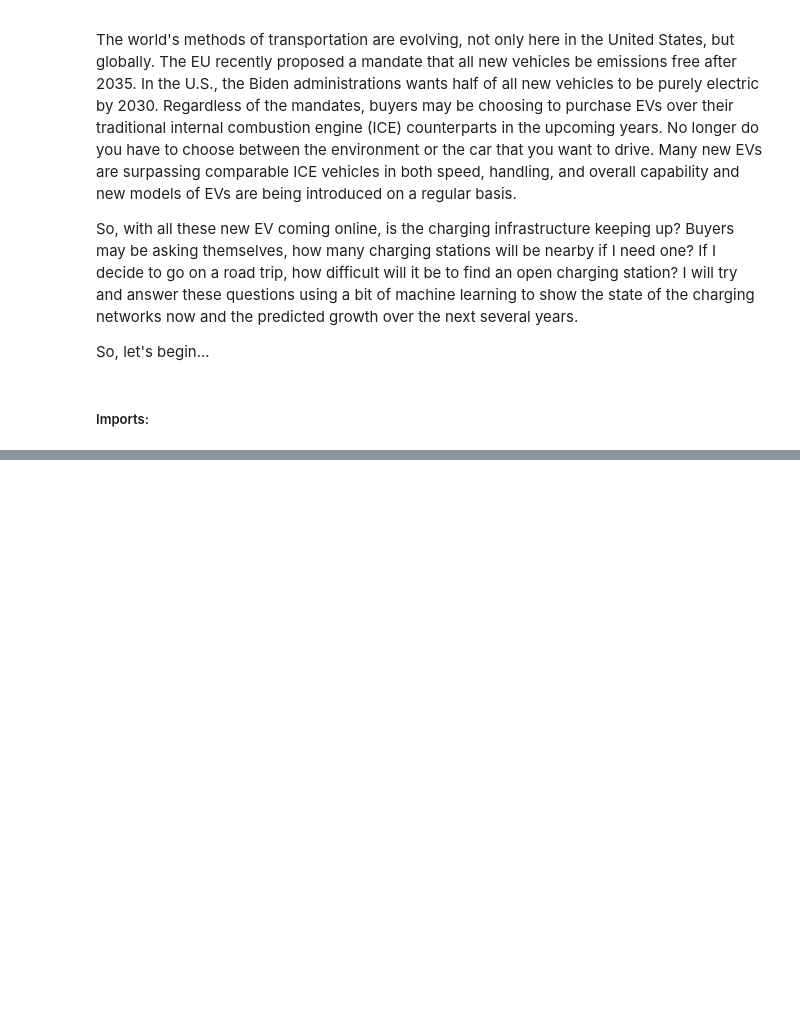
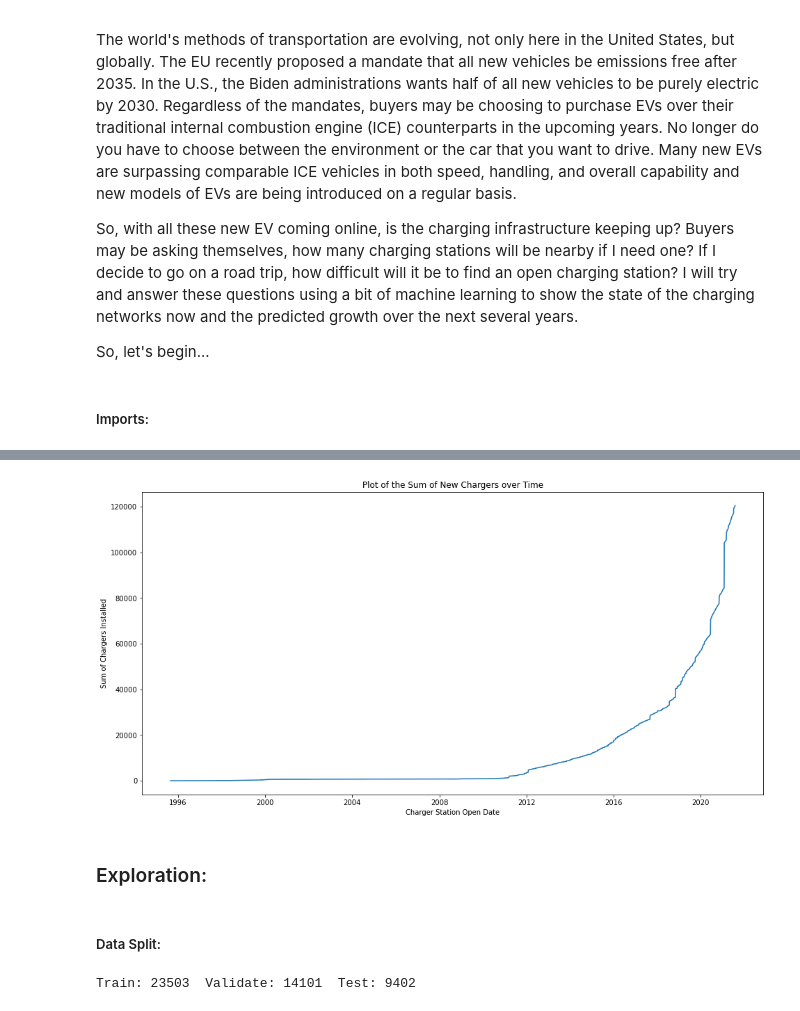
Before and after one commit to jeffakins/EV_Charger_Growth, a Jupyter notebook: individual_project.ipynb, the cells around one changed output, grey strips where cells are left out. Saved outputs shown, nothing was run; the diff lists cells and outputs as text; code cells hidden in the pictures; blank space fills up the shorter version.

```diff
--- a/individual_project.ipynb
+++ b/individual_project.ipynb
@@ -82,0 +108,13 @@ ev.head(2)
+# %%
+plt.figure(figsize=(16,8))
+sns.lineplot(x='open_date', y='rolling_total_chargers', data=ev)
+plt.title('Plot of the Sum of New Chargers over Time')
+plt.xlabel('Charger Station Open Date')
+plt.ylabel('Sum of Chargers Installed')
+plt.show()
+# %% [output]
+[figure, added]
+# %% [markdown]
+### Exploration:
+# %% [markdown]
+##### Data Split:
@@ -82,0 +138,5 @@ ev.head(2)
+# %%
+# To see the split:
+print('Train:', len(train), ' Validate:', len(validate), ' Test:', len(test))
+# %% [output]
+Train: 23503  Validate: 14101  Test: 9402
```
Also changed, not shown: parts of 17 cells of this notebook, 3 other files.
